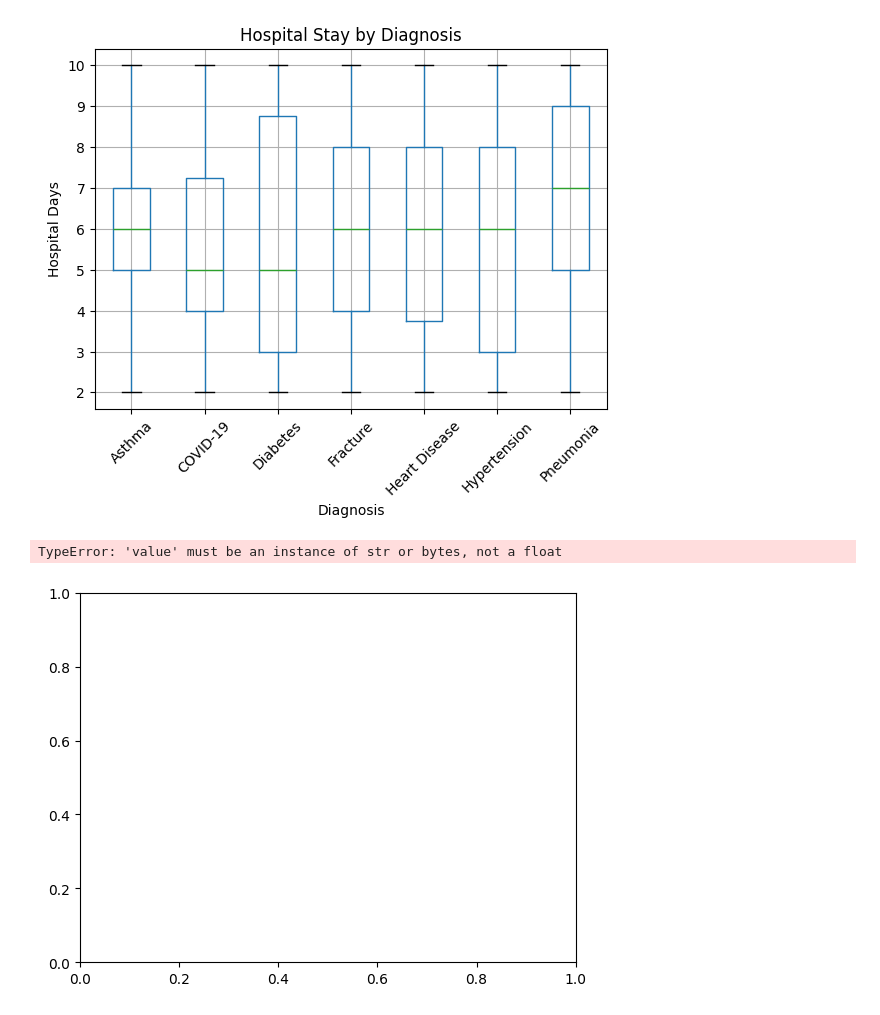
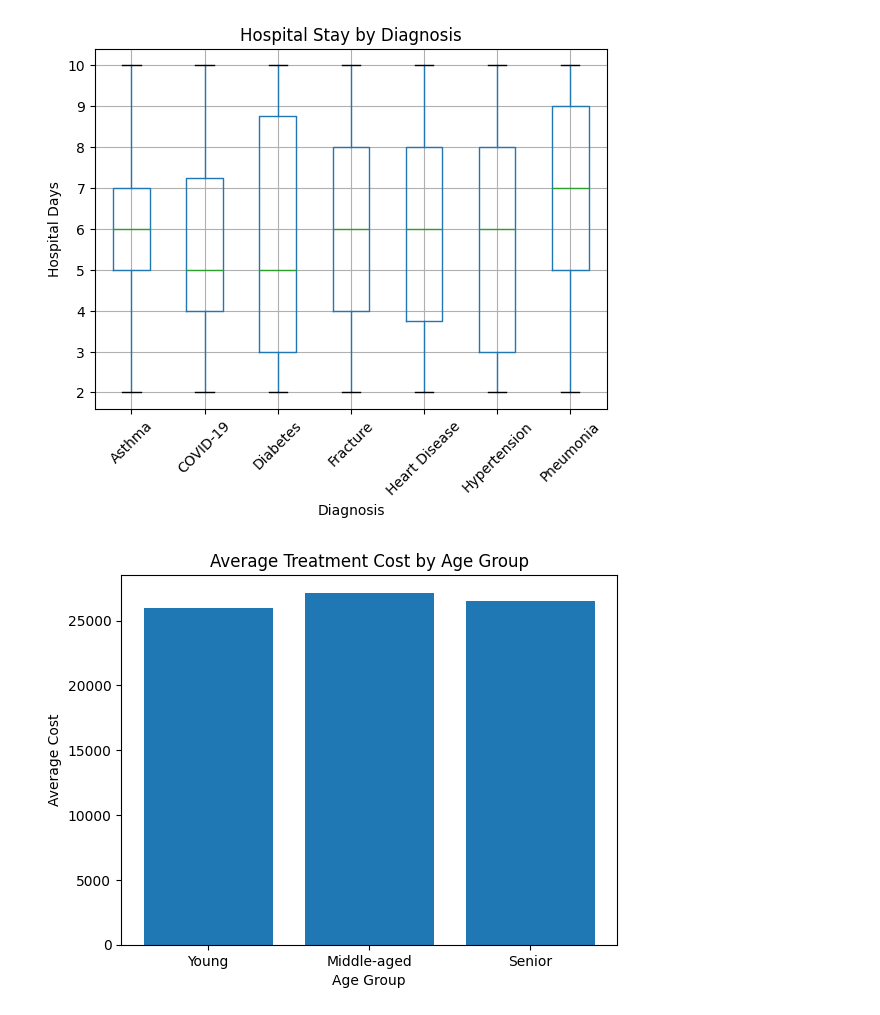
Before and after one commit to Ayush-Agrawalcs/Numpy_pandas_Visualization_Assignment, a Jupyter notebook: Hospital_patient/Hospital_patient.ipynb, the cells around one changed output. Drawn from its saved outputs; the diff is of its cells as text; code cells hidden in the pictures.

```diff
--- a/Hospital_patient/Hospital_patient.ipynb
+++ b/Hospital_patient/Hospital_patient.ipynb
@@ -92,6 +92,13 @@ plt.show()
 [figure]
 # %%
 avg_cost = df.groupby('age_group')['treatment_cost'].mean()
+
+plt.figure()
+plt.bar(avg_cost.index.astype(str), avg_cost.values)
+
+plt.title("Average Treatment Cost by Age Group")
+plt.xlabel("Age Group")
+plt.ylabel("Average Cost")
+plt.show()
 # %% [output]
-TypeError: 'value' must be an instance of str or bytes, not a float
-[figure, old version]
+[figure, new version]
```
